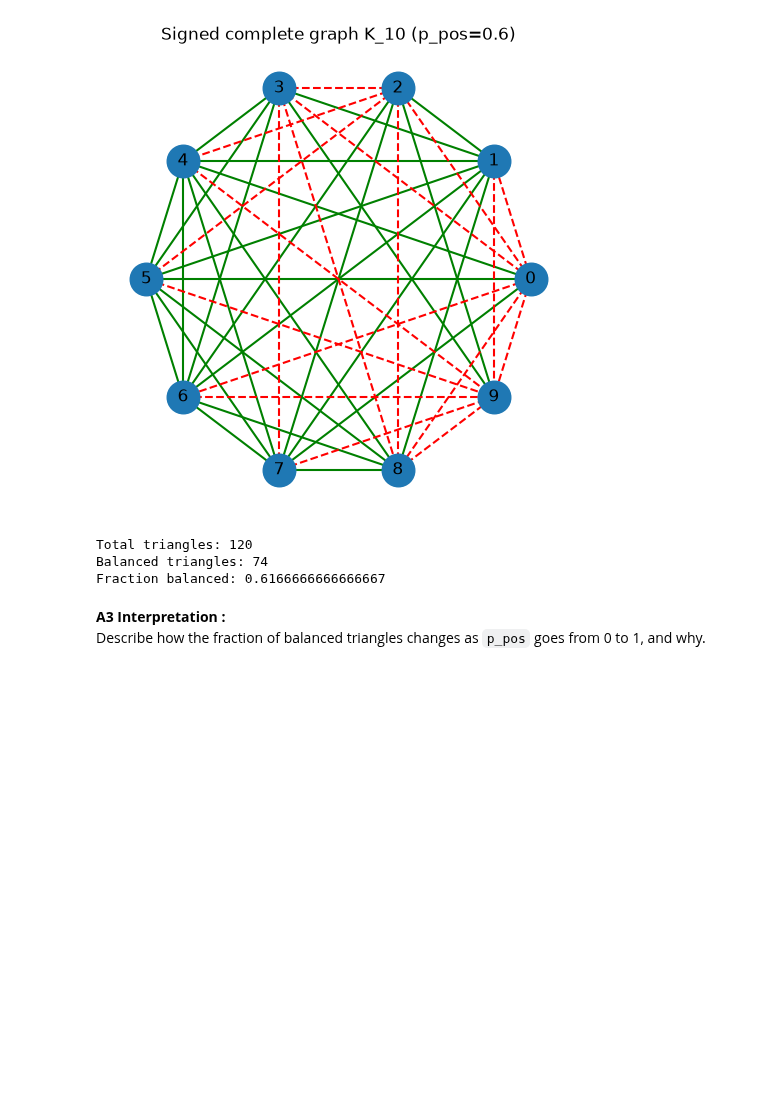
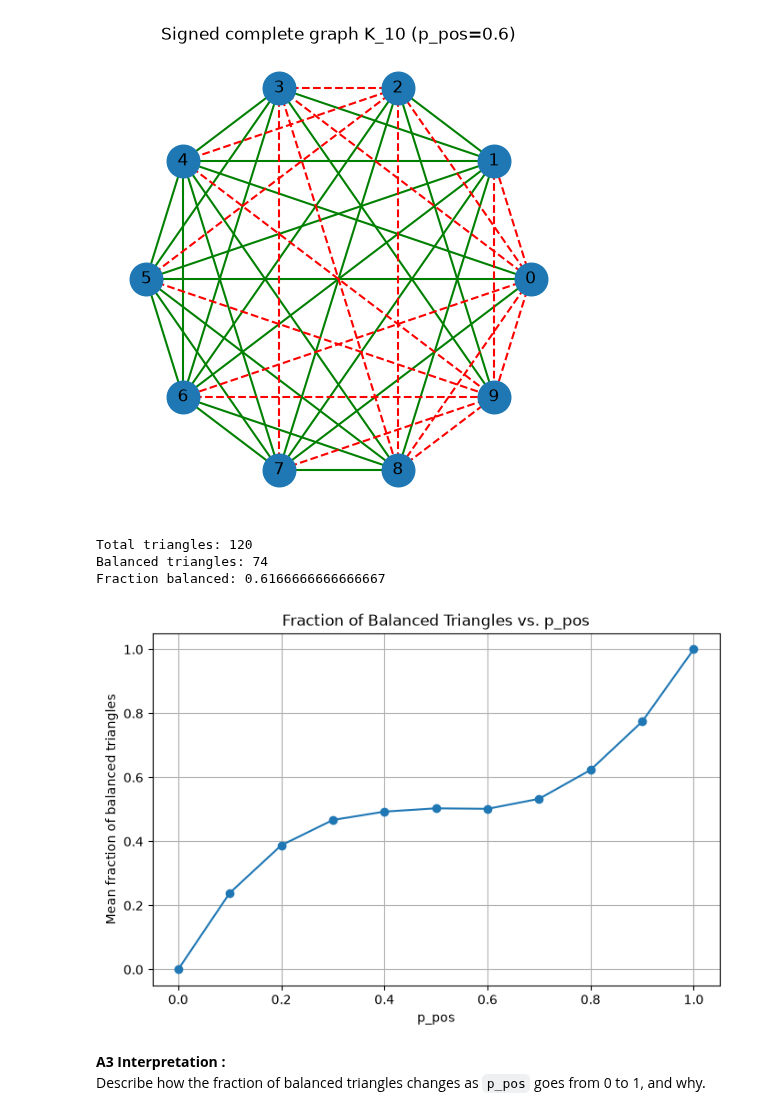
Before and after one commit to Guederas/CECS-427---Group-Project, a Jupyter notebook: Assignment3_427_Group_2.ipynb, the cells around one changed output. Saved outputs shown, nothing was run; the diff lists cells and outputs as text; code cells hidden in the pictures; blank space fills up the shorter version.

```diff
--- a/Assignment3_427_Group_2.ipynb
+++ b/Assignment3_427_Group_2.ipynb
@@ -140,38 +140,77 @@ def fraction_balanced_triangles(n, p_pos, trials=20, seed=0):
     n : int
         Number of nodes in K_n.
     p_pos : float
         Probability an edge is positive (+1).
     trials : int
         How many random graphs to sample.
     seed : int
         Random seed for reproducibility.
 
     Returns
     -------
     mean_frac : float
         Mean fraction of balanced triangles across trials.
     std_frac : float
         Standard deviation across trials which helps show variability.
     """
     # TODO (suggested steps):
     # 1) Create a random number generator with the given seed.
     # 2) Repeat 'trials' times:
     #    - build a signed complete graph using make_signed_complete_graph(n, p_pos, seed=...)
     #    - compute fraction balanced triangles (reuse is_triangle_balanced)
     #    - store the fraction
     # 3) Return (mean, std) of the stored fractions.
-    pass
+
+    # Fraction balanced triangles
+    list_fractions = []
+
+    # Random number with the given seed
+    rng = np.random.default_rng(seed)
+
+    # Repeat trials times
+    for trial in range(trials):
+        # Generate a different seed for this trial
+        graph_seed = rng.integers(0, 1000000)
+
+        # Build signed complete graph
+        graph = make_signed_complete_graph(n, p_pos, seed=graph_seed)
+
+        # Compute the fraction of balanced triangles
+        triangles = list(combinations(graph.nodes(), 3))
+        total_triangles = len(triangles)
+        balanced_triangles = sum(is_triangle_balanced(graph, *triangle) for triangle in triangles)
+        p_balanced = balanced_triangles / total_triangles
+        list_fractions.append(p_balanced)
+
+    # Return mean and standard deviation of stored fractions
+    return np.mean(list_fractions), np.std(list_fractions)
 
 # Choose a fixed n for the experiment
 n = 12
 
 # p_values is the list of p_pos values we will test (0.0, 0.1, ..., 1.0)
 p_values = np.linspace(0, 1, 11)
 
-# TODO:
-# - For each p in p_values, compute (mean, std) using fraction_balanced_triangles(...)
-# - Store results in lists: means, stds
-# - Plot p_values vs means
+# Lists to store means and stds
+means = []
+stds = []
+
+# For each p in p_values, compute (mean, std) using fraction_balanced_triangles(...)
+for p in p_values:
+    mean, std = fraction_balanced_triangles(n, p, trials=30, seed=0)
+    means.append(mean)
+    stds.append(std)
+
+# Plot p_values vs means
+plt.figure(figsize=(8, 5))
+plt.plot(p_values, means, marker='o')
+plt.xlabel("p_pos")
+plt.ylabel("Mean fraction of balanced triangles")
+plt.title("Fraction of Balanced Triangles vs. p_pos")
+plt.grid()
+plt.show()
+# %% [output]
+[figure, added]
 # %% [markdown]
 **A3 Interpretation :**
 Describe how the fraction of balanced triangles changes as `p_pos` goes from 0 to 1, and why.
```
